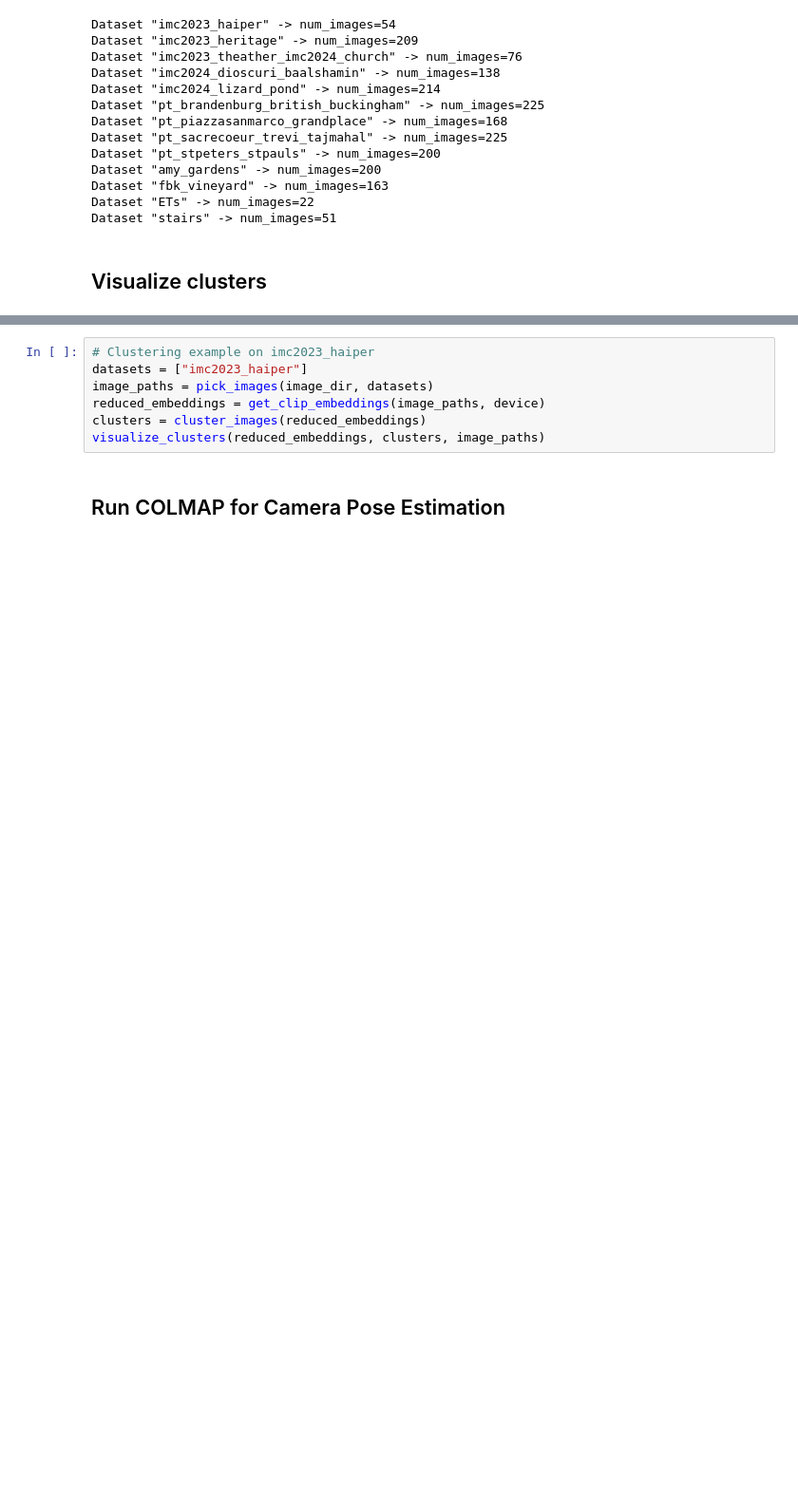
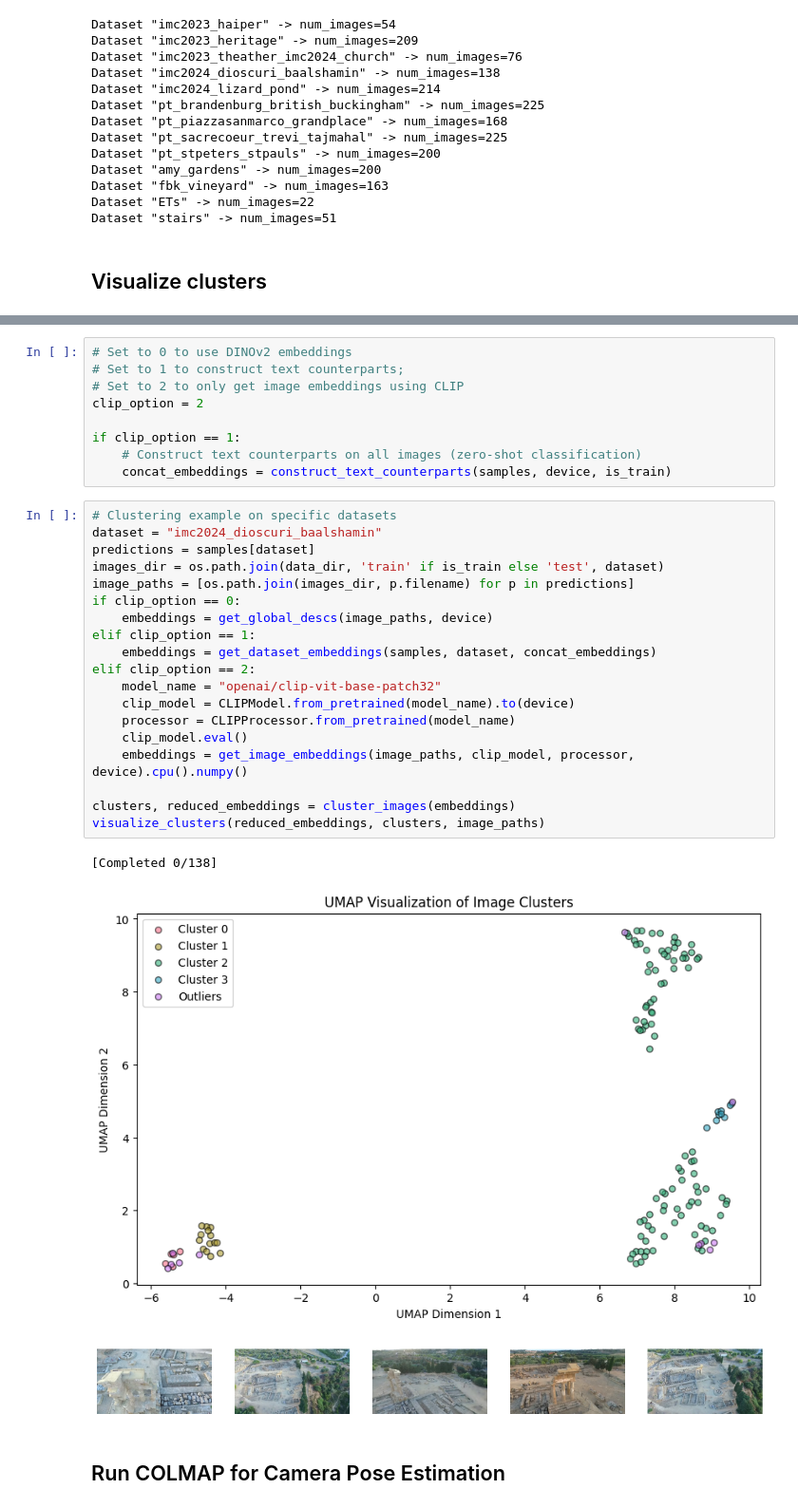
Before and after one commit to joshhan619/HandsOnEgoVLP, a Jupyter notebook: vlm-clustering.ipynb, the cells around one changed output, grey strips where cells are left out. Shown at 95% size. Cells and saved outputs as stored; diff of their text form; blank space fills up the shorter version.

Commit message:
Added CLIP clustering with text counterpart construction

```diff
--- a/vlm-clustering.ipynb
+++ b/vlm-clustering.ipynb
@@ -326,13 +506,38 @@ def visualize_clusters(umap_embeddings, cluster_labels, image_paths, num_samples
         ax.imshow(img)
         ax.axis("off")
     plt.show()
-# %%
-# Clustering example on imc2023_haiper
-datasets = ["imc2023_haiper"]
-image_paths = pick_images(image_dir, datasets)
-reduced_embeddings = get_clip_embeddings(image_paths, device)
-clusters = cluster_images(reduced_embeddings)
-visualize_clusters(reduced_embeddings, clusters, image_paths)
+# %%
+# Set to 0 to use DINOv2 embeddings
+# Set to 1 to construct text counterparts;
+# Set to 2 to only get image embeddings using CLIP
+clip_option = 2
+
+if clip_option == 1:
+    # Construct text counterparts on all images (zero-shot classification)
+    concat_embeddings = construct_text_counterparts(samples, device, is_train)
+# %%
+# Clustering example on specific datasets
+dataset = "imc2024_dioscuri_baalshamin"
+predictions = samples[dataset]
+images_dir = os.path.join(data_dir, 'train' if is_train else 'test', dataset)
+image_paths = [os.path.join(images_dir, p.filename) for p in predictions]
+if clip_option == 0:
+    embeddings = get_global_descs(image_paths, device)
+elif clip_option == 1:
+    embeddings = get_dataset_embeddings(samples, dataset, concat_embeddings)
+elif clip_option == 2:
+    model_name = "openai/clip-vit-base-patch32"
+    clip_model = CLIPModel.from_pretrained(model_name).to(device)
+    processor = CLIPProcessor.from_pretrained(model_name)
+    clip_model.eval()
+    embeddings = get_image_embeddings(image_paths, clip_model, processor, device).cpu().numpy()
+
+clusters, reduced_embeddings = cluster_images(embeddings)
+visualize_clusters(reduced_embeddings, clusters, image_paths)
+# %% [output]
+[Completed 0/138]
+[figure, added]
+[figure, added]
 # %% [markdown]
 ## Run COLMAP for Camera Pose Estimation
 # %%
```
Also changed, not shown: parts of 19 cells of this notebook.
